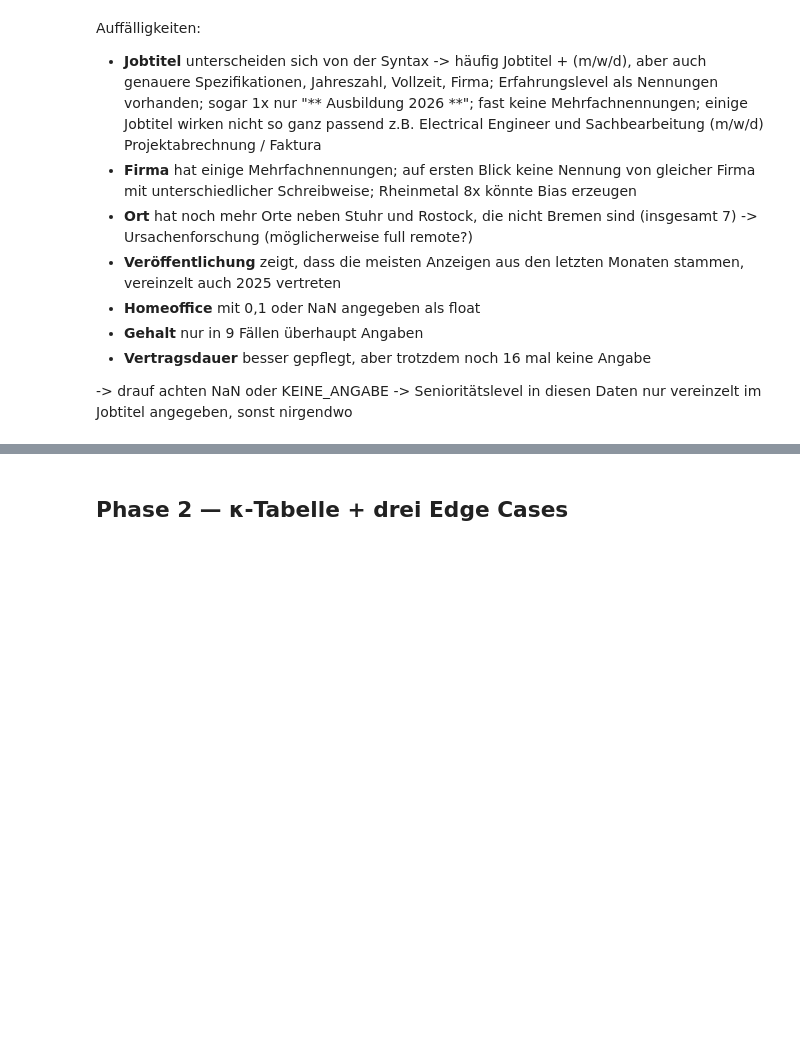
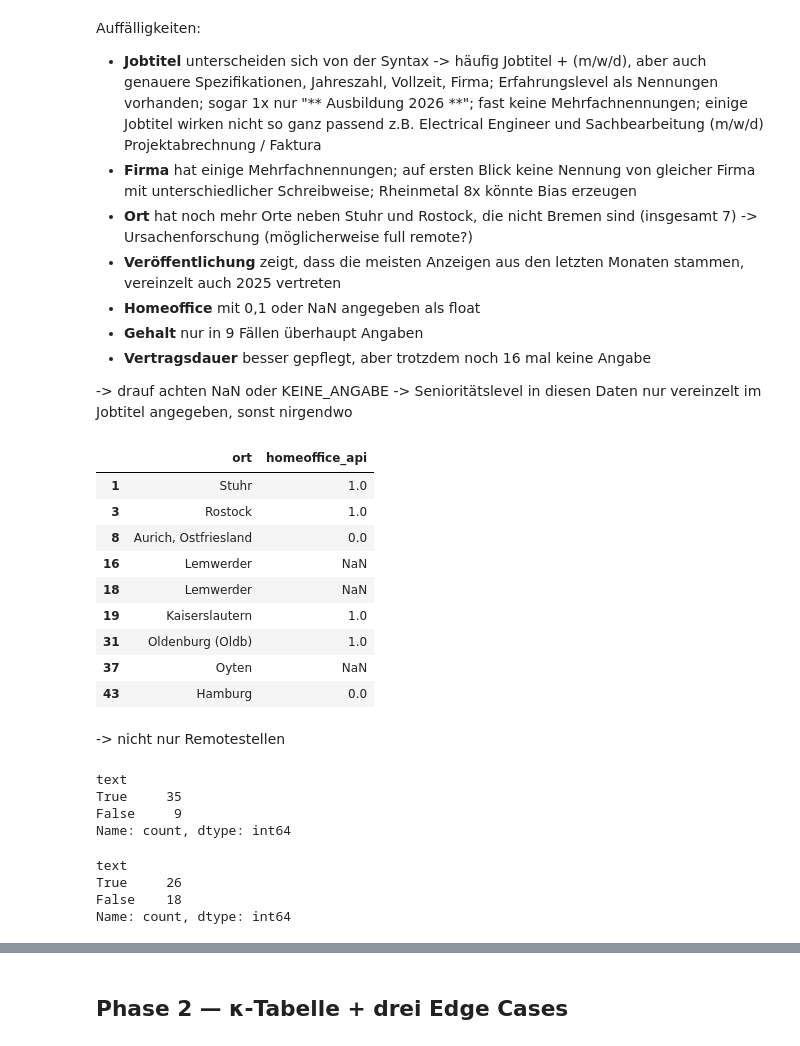
Before and after one commit to LaraMarx99/ls-information-extraction, a Jupyter notebook: notebooks/01_explore.ipynb, the cells around one changed output, grey strips where cells are left out. Drawn from its saved outputs; the diff is of its cells as text; code cells hidden in the pictures; blank space fills up the shorter version.

```diff
--- a/notebooks/01_explore.ipynb
+++ b/notebooks/01_explore.ipynb
@@ -212,0 +227,34 @@ Auffälligkeiten:
+# %%
+# show homeoffice_api for ort != Bremen
+korpus.loc[korpus["ort"] != "Bremen", ["ort", "homeoffice_api"]]
+# %% [output]
+|  | ort | homeoffice_api |
+| 1 | Stuhr | 1.0 |
+| 3 | Rostock | 1.0 |
+| 8 | Aurich, Ostfriesland | 0.0 |
+| 16 | Lemwerder | NaN |
+| 18 | Lemwerder | NaN |
+| 19 | Kaiserslautern | 1.0 |
+| 31 | Oldenburg (Oldb) | 1.0 |
+| 37 | Oyten | NaN |
+| 43 | Hamburg | 0.0 |
+# %% [markdown]
+-> nicht nur Remotestellen
+# %%
+pattern = r"(\*\*|#{1,6}\s|\n{3,}|_{3,}|-{3,}|\*{3,})" # schaut nach **, #, ##, ###, viele aufeinanderfolgende Zeilenumbrüche, Trennlinie aus Unterstrichen oder Sternchen
+
+korpus["text"].str.contains(pattern, regex=True, na=False).value_counts()
+# %% [output]
+text
+True     35
+False     9
+Name: count, dtype: int64
+# %%
+pattern_2 = r"(\*\*|#{1,6})"
+
+korpus["text"].str.contains(pattern_2, regex=True, na=False).value_counts()
+# %% [output]
+text
+True     26
+False    18
+Name: count, dtype: int64
```
Also changed, not shown: parts of 13 cells of this notebook, 4 other files.
